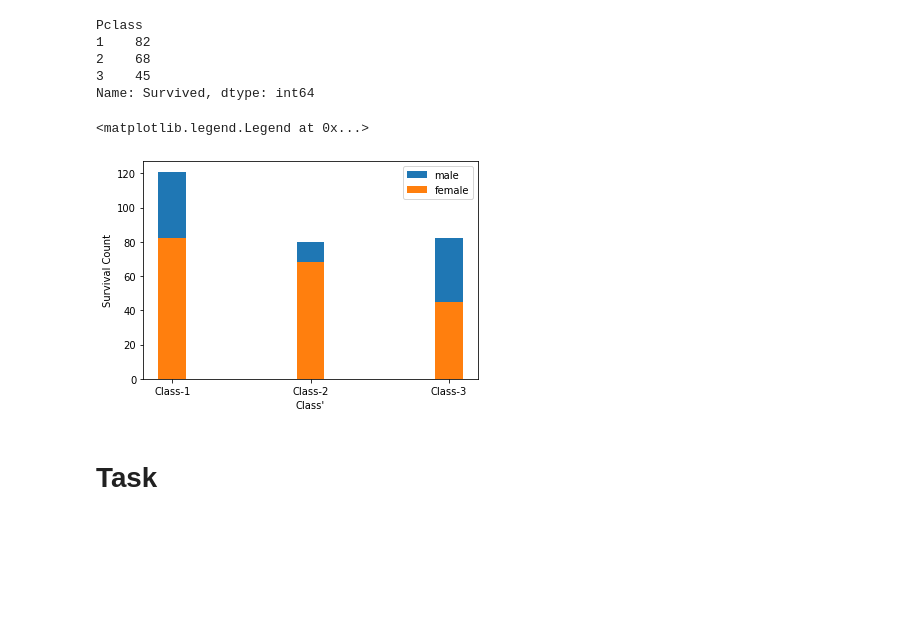
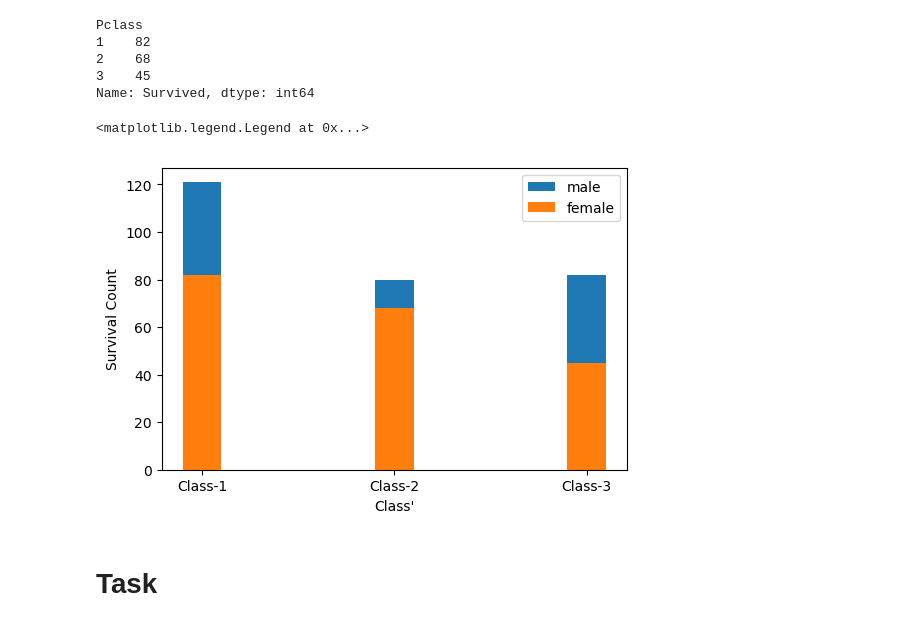
Before and after one commit to guc-met/DE-W22, a Jupyter notebook: Lab2/Lab_2.ipynb, the cells around one changed output. Drawn from its saved outputs; the diff is of its cells as text; code cells hidden in the pictures; blank space fills up the shorter version.

```diff
--- a/Lab2/Lab_2.ipynb
+++ b/Lab2/Lab_2.ipynb
@@ -32,7 +32,7 @@ Distribution can mean a few things: frequency distribution, probability distribu
 # %% [markdown]
 A histogram will tell us the frequency distribution. A frequency distribution gives the exact frequency of the number of times a data point occurs. For example, let's see the frequency of each age group on the Titanic.
 # %%
-df_titanic = pd.read_csv("https://raw.githubusercontent.com/raneemsultan/Data-Engineering-W21/main/Lab1/titanic.csv",index_col=0)
+df_titanic = pd.read_csv("../Lab1/titanic.csv",index_col=0)
 # %%
 df_titanic.head()
 # %% [output]
@@ -314,16 +291,16 @@ Pclass
 3    45
 Name: Survived, dtype: int64
 # %%
-fig_4, axs_5 = plt.subplots(1,1)
+fig_4, axs_5 = plt.subplots(1,1,dpi=100)
 axs_5.set_xlabel("Class'")
 axs_5.set_ylabel('Survival Count')
 axs_5.bar(np.arange(len(male_class_Series.index)),male_class_Series,width=0.2,label="male",bottom=female_class_Series) # bottom: The y coordinate(s) of the bars bases (default: 0)
 axs_5.bar(np.arange(len(female_class_Series.index)),female_class_Series,width=0.2,label="female")
 plt.xticks(np.arange(len(male_class_Series.index)), [f"Class-{i}" for i in male_class_Series.index])# to create the labels of the x axis (Class-1, Class-2, Class-3)
 axs_5.legend(loc=1)
 # %% [output]
 <matplotlib.legend.Legend at 0x...>
-[figure, old version]
+[figure, new version]
 # %% [markdown]
 # Task
 # %% [markdown]
```
Also changed, not shown: parts of 25 cells of this notebook.
